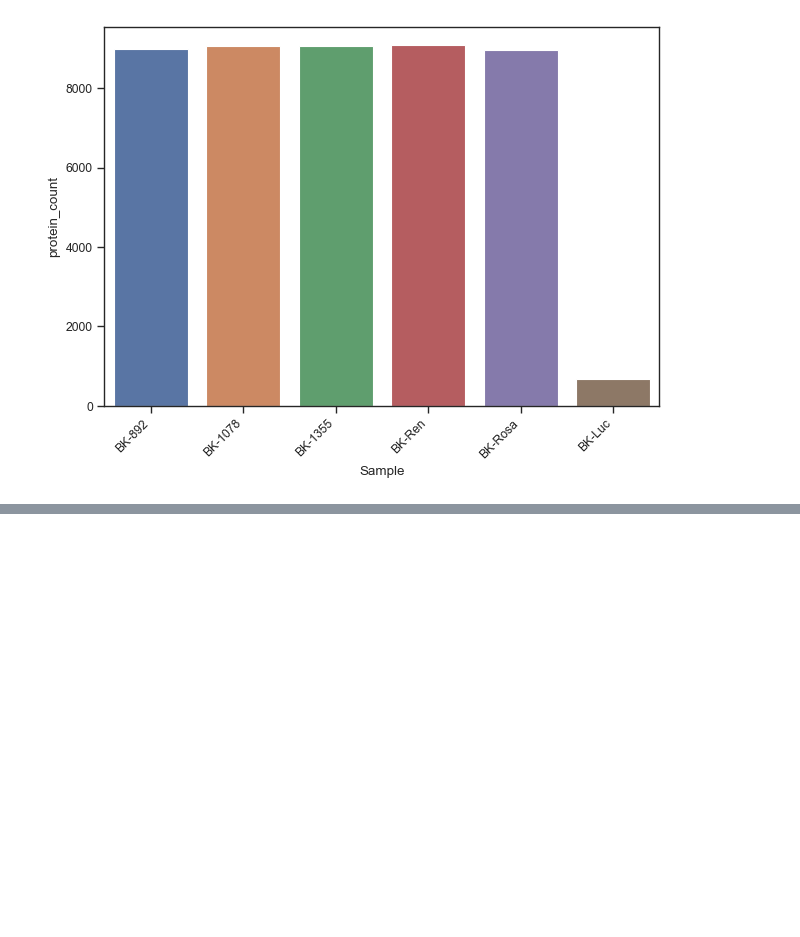
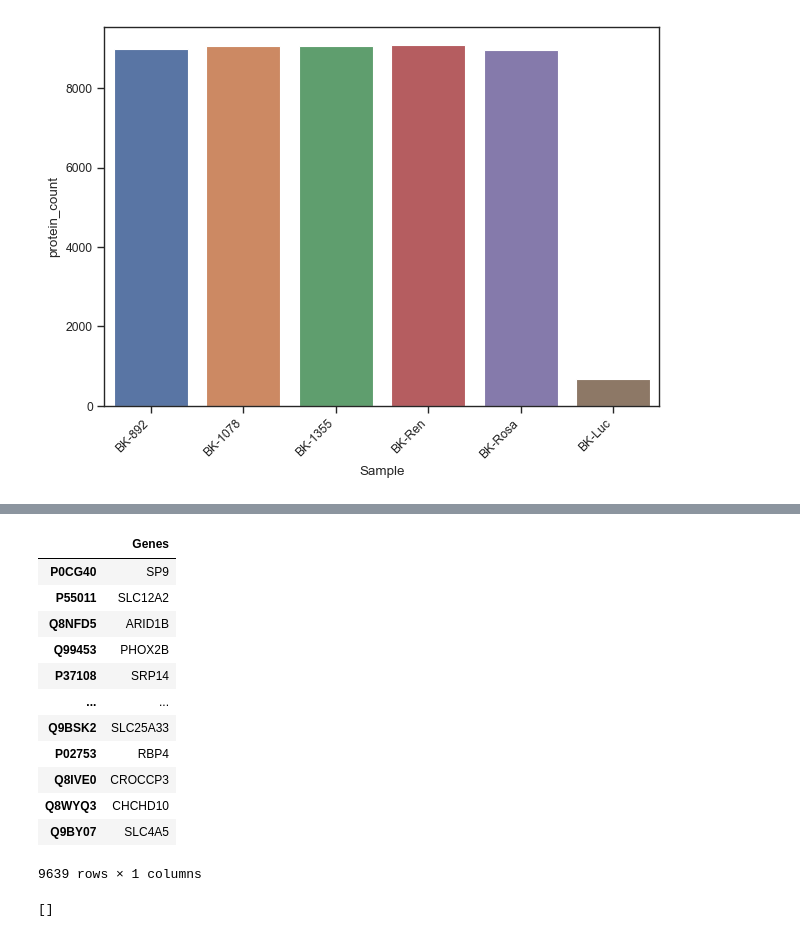
Before and after one commit to gnaprs/scviz, a Jupyter notebook: dev/dev_diann.ipynb, the cells around one changed output, grey strips where cells are left out. Cells and saved outputs as stored; diff of their text form; code cells hidden in the pictures; blank space fills up the shorter version.

```diff
--- a/dev/dev_diann.ipynb
+++ b/dev/dev_diann.ipynb
@@ -64,0 +84,16 @@ sc.pl.violin(pdata.prot, rfwd_proteins.tolist(), groupby='Sample')
+# %%
+pdata.prot.var
+# %% [output]
+|  | Genes |
+| P0CG40 | SP9 |
+| P55011 | SLC12A2 |
+| Q8NFD5 | ARID1B |
+| Q99453 | PHOX2B |
+| P37108 | SRP14 |
+| ... | ... |
+| Q9BSK2 | SLC25A33 |
+| P02753 | RBP4 |
+| Q8IVE0 | CROCCP3 |
+| Q8WYQ3 | CHCHD10 |
+| Q9BY07 | SLC4A5 |
+9639 rows × 1 columns
@@ -64,0 +102,7 @@ sc.pl.violin(pdata.prot, rfwd_proteins.tolist(), groupby='Sample')
+# %%
+# find all the protein names that start with "P9" in varnames
+
+prot = pdata.prot
+p9_proteins = prot.var_names[prot.var['Genes'].str.startswith('P9')]
+# %% [output]
+[]
```
Also changed, not shown: parts of 6 cells of this notebook, 9 other files.
